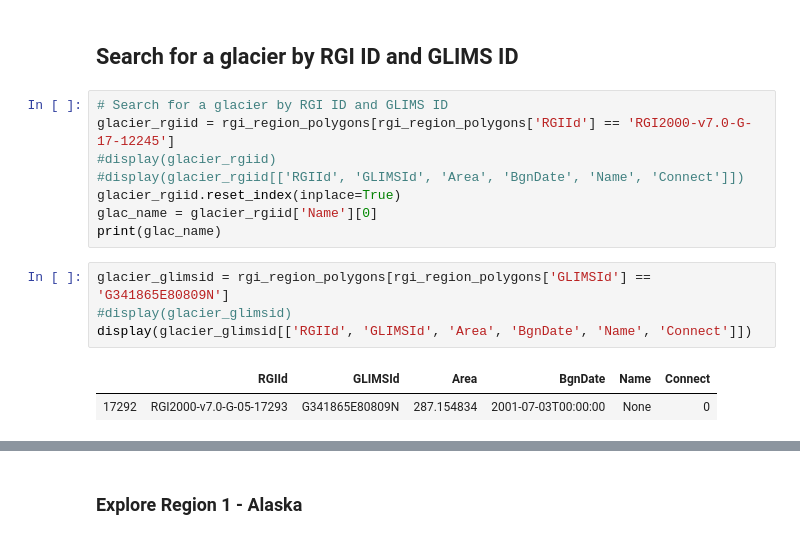
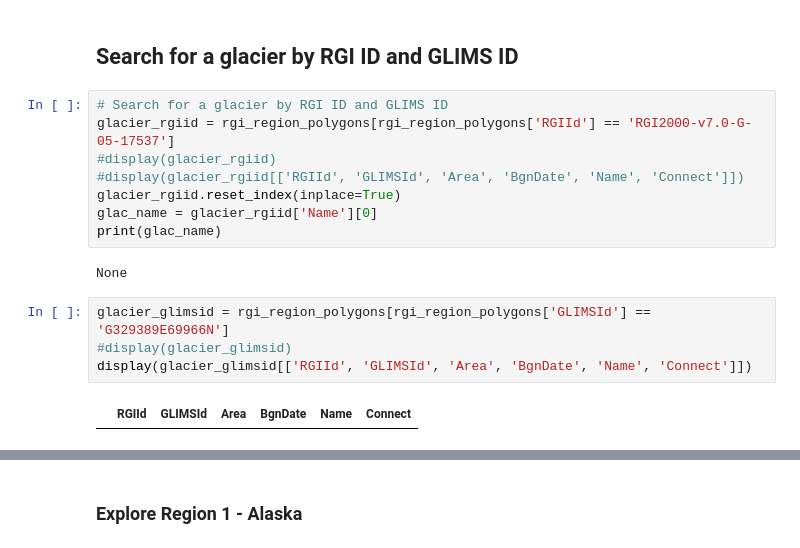
Before and after one commit to windnage/wgms-glacier-project, a Jupyter notebook: notebooks/0-explore-rgi.ipynb, the cells around one changed output, grey strips where cells are left out. Drawn from its saved outputs; the diff is of its cells as text.

```diff
--- a/notebooks/0-explore-rgi.ipynb
+++ b/notebooks/0-explore-rgi.ipynb
@@ -175,19 +175,20 @@ print(rgi_region_polygons['Connect'].min())
 ## Search for a glacier by RGI ID and GLIMS ID
 # %%
 # Search for a glacier by RGI ID and GLIMS ID
-glacier_rgiid = rgi_region_polygons[rgi_region_polygons['RGIId'] == 'RGI2000-v7.0-G-17-12245']
+glacier_rgiid = rgi_region_polygons[rgi_region_polygons['RGIId'] == 'RGI2000-v7.0-G-05-17537']
 #display(glacier_rgiid)
 #display(glacier_rgiid[['RGIId', 'GLIMSId', 'Area', 'BgnDate', 'Name', 'Connect']])
 glacier_rgiid.reset_index(inplace=True)
 glac_name = glacier_rgiid['Name'][0]
 print(glac_name)
+# %% [output]
+None
 # %%
-glacier_glimsid = rgi_region_polygons[rgi_region_polygons['GLIMSId'] == 'G341865E80809N']
+glacier_glimsid = rgi_region_polygons[rgi_region_polygons['GLIMSId'] == 'G329389E69966N']
 #display(glacier_glimsid)
 display(glacier_glimsid[['RGIId', 'GLIMSId', 'Area', 'BgnDate', 'Name', 'Connect']])
 # %% [output]
 |  | RGIId | GLIMSId | Area | BgnDate | Name | Connect |
-| 17292 | RGI2000-v7.0-G-05-17293 | G341865E80809N | 287.154834 | 2001-07-03T00:00:00 | None | 0 |
 # %%
 # Plot the glacier
 fig, ax = plt.subplots(figsize=(20,20))
```
Also changed, not shown: parts of 1 cell of this notebook, 3 other files.
